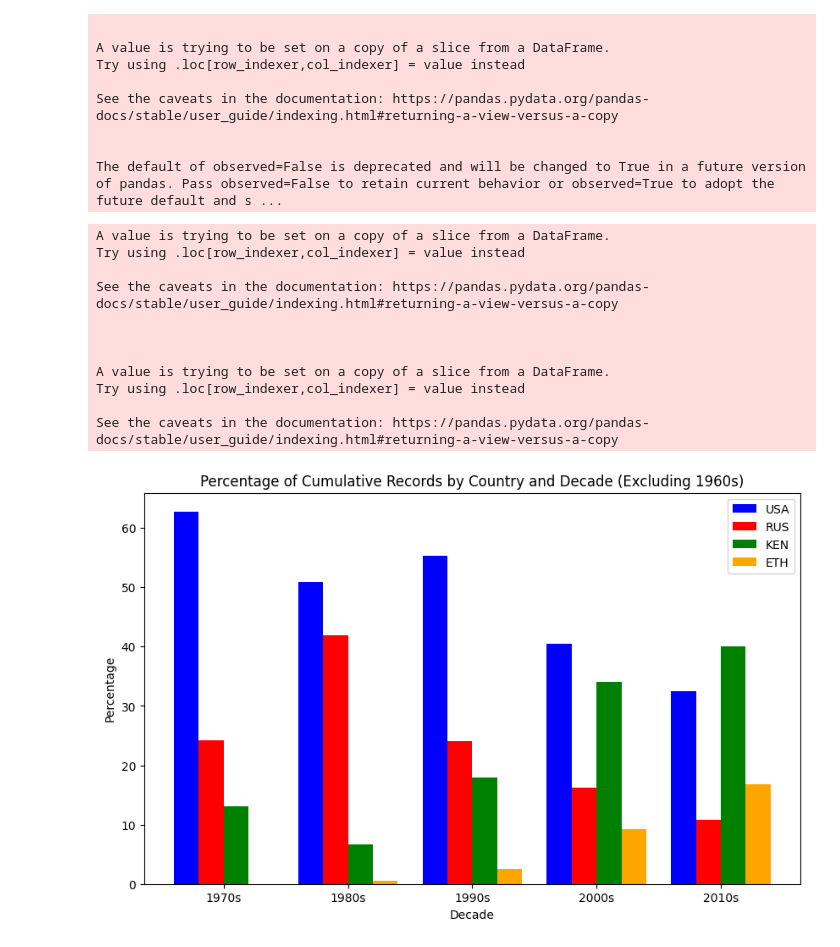
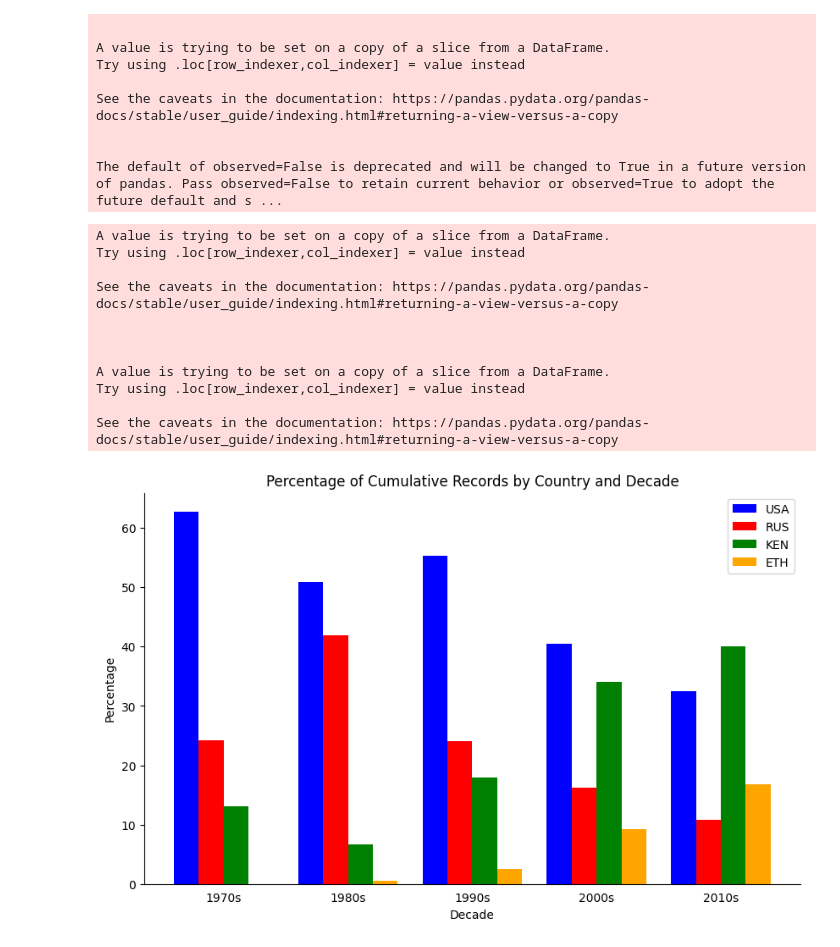
Before and after one commit to Uiblar/DataViz-HSLU, a Jupyter notebook: Python/records_by_country.ipynb, the cells around one changed output. Saved outputs shown, nothing was run; the diff lists cells and outputs as text; code cells hidden in the pictures.

Commit message:
records_by_country

```diff
--- a/Python/records_by_country.ipynb
+++ b/Python/records_by_country.ipynb
@@ -209,7 +209,6 @@ import pandas as pd
 import matplotlib.pyplot as plt
 import numpy as np
 
-# Assuming 'cumulative_data' is your initial DataFrame
 
 # Filter the DataFrame for the selected countries
 selected_countries = ['USA', 'RUS', 'KEN', 'ETH']
@@ -244,8 +243,8 @@ fig, ax = plt.subplots(figsize=(10, 6))
 # Bar width
 bar_width = 0.2
 
-# Colors (can customize this)
-colors = ['blue', 'red', 'green', 'orange']
+# Colors
+colors = ['blue', 'red', 'green', 'orange'] # Colors often used for USA, RUS, KEN, ETH respectively
 
 # Plotting
 for i, country in enumerate(selected_countries):
@@ -255,32 +254,39 @@ for i, country in enumerate(selected_countries):
            label=country,
            color=colors[i])
 
 # Set the x-ticks to be in the middle of the group of bars
 ax.set_xticks(np.arange(len(pivot_data)) + bar_width *
               (len(selected_countries) - 1) / 2)
 ax.set_xticklabels(pivot_data.index)
 
 # Adding labels and title
 ax.set_xlabel('Decade')
 ax.set_ylabel('Percentage')
 ax.set_title(
-    'Percentage of Cumulative Records by Country and Decade (Excluding 1960s)')
+    'Percentage of Cumulative Records by Country and Decade')
+# Despine the graph
+ax.spines['top'].set_visible(False)
+ax.spines['right'].set_visible(False)
+
+ax.tick_params(axis='x', which='both', bottom=False,
+               top=False, labelbottom=True)
+
 
 # Add a legend
 ax.legend()
 
 # Show the plot
 plt.show()
 # %% [output]
 A value is trying to be set on a copy of a slice from a DataFrame.
 Try using .loc[row_indexer,col_indexer] = value instead
 
 See the caveats in the documentation: https://pandas.pydata.org/pandas-docs/stable/user_guide/indexing.html#returning-a-view-versus-a-copy
 
 
 
 A value is trying to be set on a copy of a slice from a DataFrame.
 Try using .loc[row_indexer,col_indexer] = value instead
 
 See the caveats in the documentation: https://pandas.pydata.org/pandas-docs/stable/user_guide/indexing.html#returning-a-view-versus-a-copy
-[figure, old version]
+[figure, new version]
```
Also changed, not shown: 3 other files.
